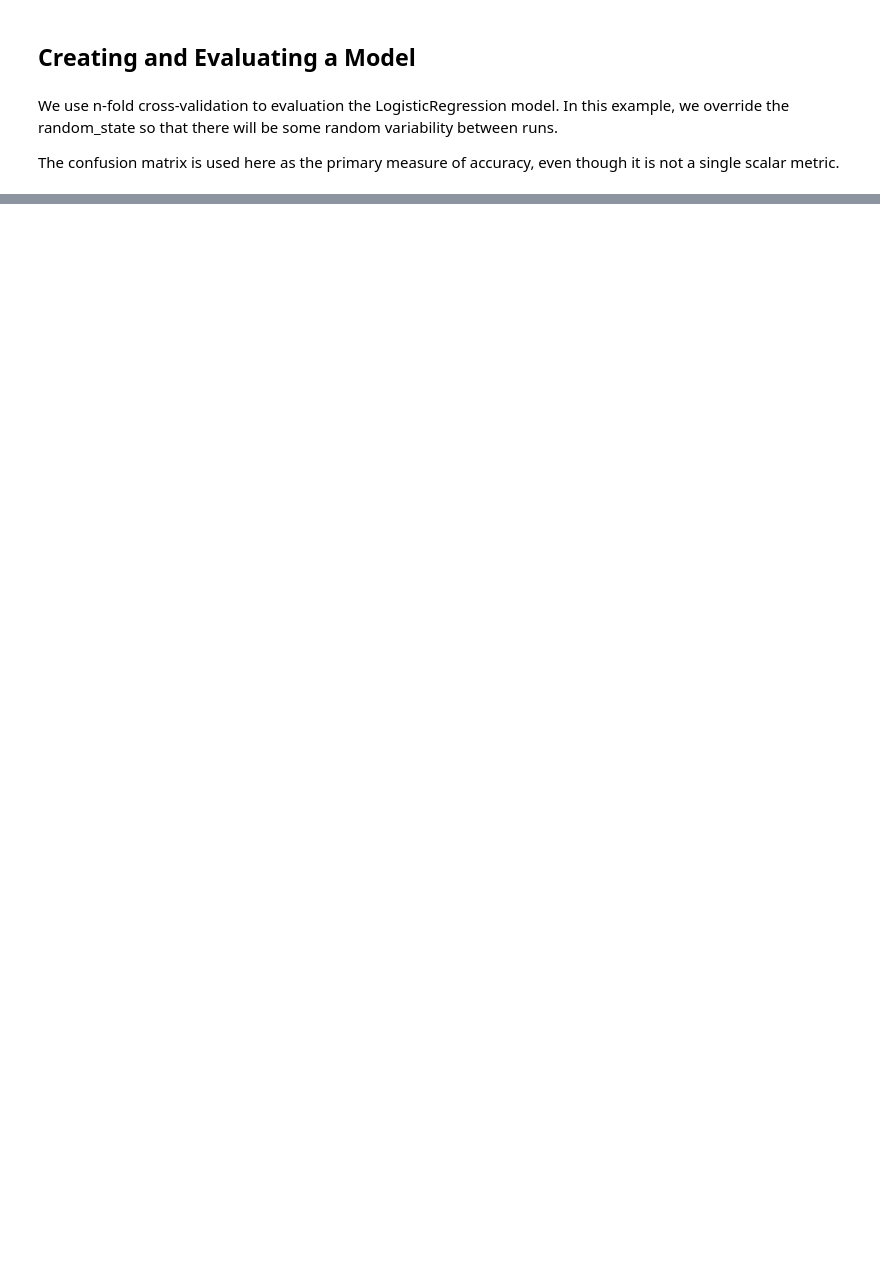
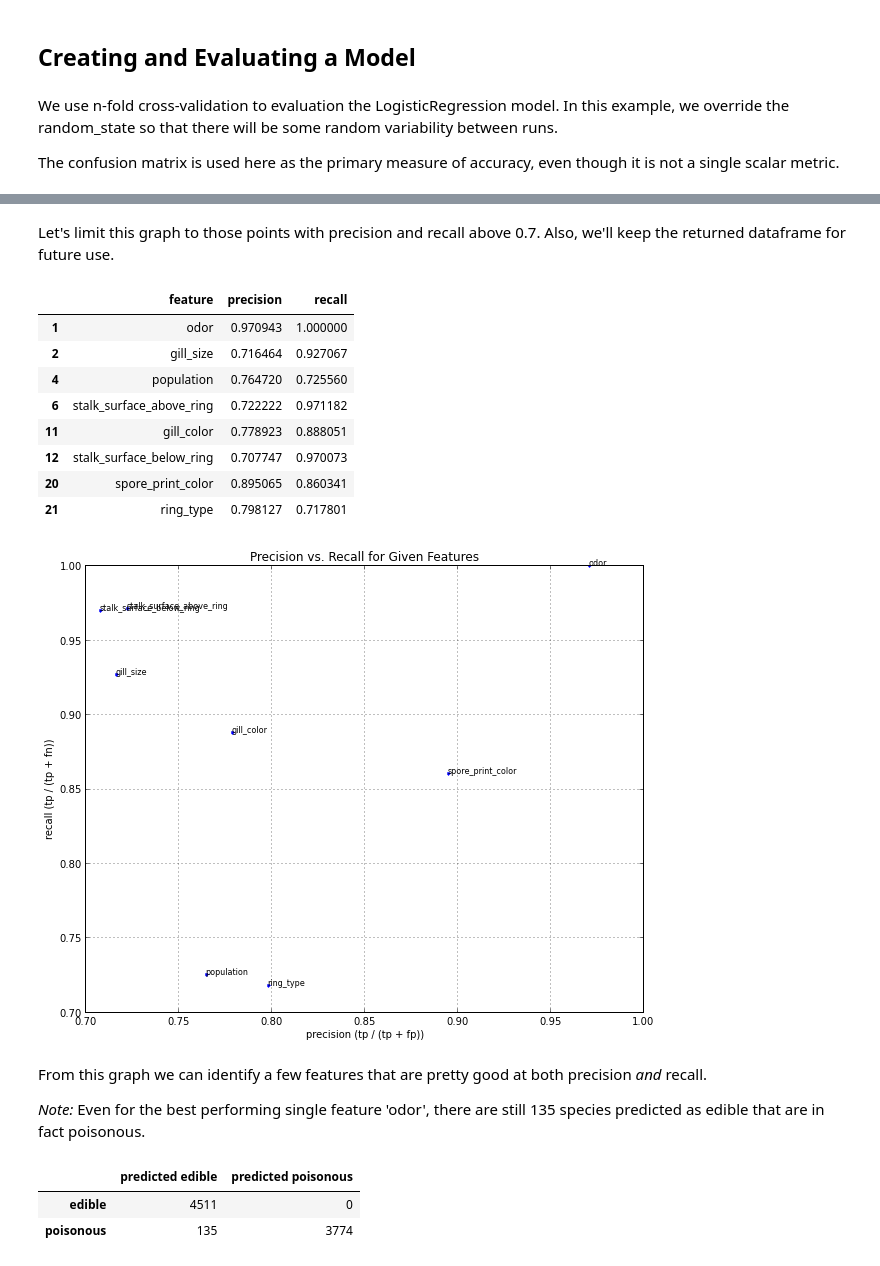
Before and after one commit to dennisobrien/GeneralAssemblyDataScience2013, a Jupyter notebook: HomeworkAssignment_04/MushroomClassification.ipynb, the cells around one changed output, grey strips where cells are left out. Cells and saved outputs as stored; diff of their text form; code cells hidden in the pictures; blank space fills up the shorter version.

```diff
--- a/HomeworkAssignment_04/MushroomClassification.ipynb
+++ b/HomeworkAssignment_04/MushroomClassification.ipynb
@@ -93,0 +115,29 @@ poisonous                 0                 3923
+# %% [markdown]
+Let's limit this graph to those points with precision and recall above 0.7.  Also, we'll keep the returned dataframe for future use.
+# %%
+f1_df = mc.plot_confusion_matrix_dict(f1_confusion_matrix_dict,
+                                min_precision=0.7,
+                                min_recall=0.7,
+                                auto_scale=True)
+f1_df
+# %% [output]
+|  | feature | precision | recall |
+| 1 | odor | 0.970943 | 1.000000 |
+| 2 | gill_size | 0.716464 | 0.927067 |
+| 4 | population | 0.764720 | 0.725560 |
+| 6 | stalk_surface_above_ring | 0.722222 | 0.971182 |
+| 11 | gill_color | 0.778923 | 0.888051 |
+| 12 | stalk_surface_below_ring | 0.707747 | 0.970073 |
+| 20 | spore_print_color | 0.895065 | 0.860341 |
+| 21 | ring_type | 0.798127 | 0.717801 |
+[figure, added]
+# %% [markdown]
+From this graph we can identify a few features that are pretty good at both precision _and_ recall.
+
+*Note:* Even for the best performing single feature 'odor', there are still 135 species predicted as edible that are in fact poisonous.
+# %%
+confusion_matrix_dict[('odor',)]
+# %% [output]
+|  | predicted edible | predicted poisonous |
+| edible | 4511 | 0 |
+| poisonous | 135 | 3774 |
```
Also changed, not shown: parts of 30 cells of this notebook, 1 other file.
